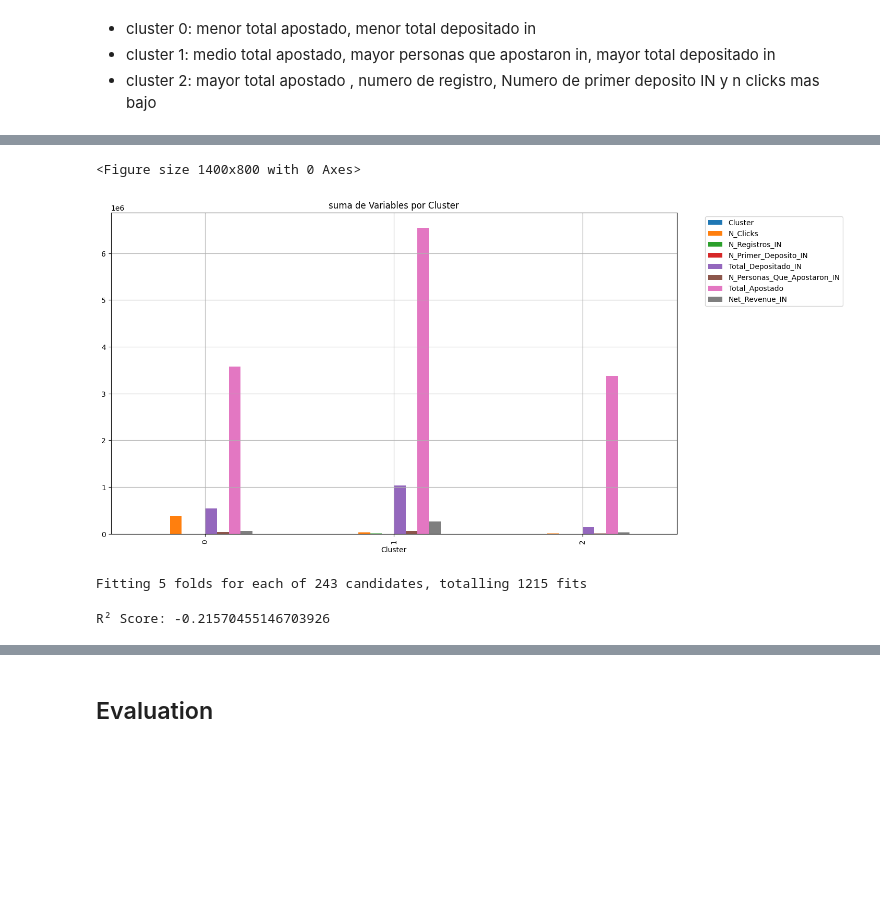
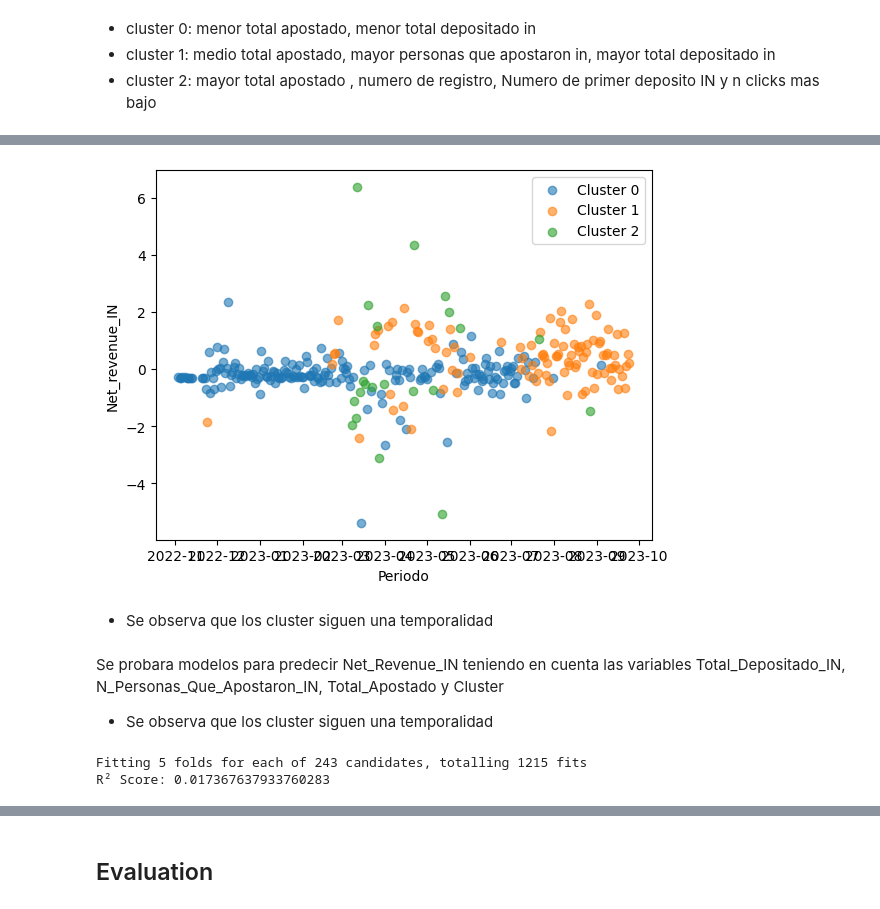
Before and after one commit to JuanParraG/datare, a Jupyter notebook: code.ipynb, the cells around one changed output, grey strips where cells are left out. Cells and saved outputs as stored; diff of their text form; code cells hidden in the pictures; blank space fills up the shorter version.

```diff
--- a/code.ipynb
+++ b/code.ipynb
@@ -636,15 +633,18 @@ data_cluster1.head()
-# %%
-variables = ['N_Clicks', 'N_Registros_IN', 'N_Primer_Deposito_IN', 'Total_Depositado_IN',
-             'N_Personas_Que_Apostaron_IN', 'Total_Apostado', 'Net_Revenue_IN']
-
-plt.figure(figsize=(14, 8))
-data_cluster1.plot(kind='bar', figsize=(14, 8))
-plt.title('suma de Variables por Cluster')
-plt.xlabel('Cluster')
-plt.legend(loc='upper right', bbox_to_anchor=(1.3, 1))
-plt.grid(True)
-plt.show()
-# %% [output]
-<Figure size 1400x800 with 0 Axes>
-[figure, removed]
+# %%
+plt.scatter(cluster_0['Periodo'], cluster_0['Net_Revenue_IN'], label='Cluster 0', alpha=0.6)
+plt.scatter(cluster_1['Periodo'], cluster_1['Net_Revenue_IN'], label='Cluster 1', alpha=0.6)
+plt.scatter(cluster_2['Periodo'], cluster_2['Net_Revenue_IN'], label='Cluster 2', alpha=0.6)
+
+# Agregar etiquetas y título
+plt.xlabel('Periodo')
+plt.ylabel('Net_revenue_IN')
+plt.legend()
+
+# Mostrar la gráfica
+plt.show()
+# %% [output]
+[figure, added]
+# %% [markdown]
+<ul>
+<li>Se observa que los cluster siguen una temporalidad
 # %%
@@ -661,5 +661,10 @@ train_data_y = pysqldf("""SELECT Net_Revenue_IN
 X_train, X_test, y_train, y_test = train_test_split(train_data_X, train_data_y, test_size=0.2, random_state=42)
+# %% [markdown]
+Se probara modelos para predecir Net_Revenue_IN teniendo en cuenta las variables Total_Depositado_IN, N_Personas_Que_Apostaron_IN, Total_Apostado y Cluster
+<ul>
+<li>Se observa que los cluster siguen una temporalidad
 # %%
+#modelo GradientBoostingRegressor
 gbr = GradientBoostingRegressor(random_state=42)
 param_grid = {
     'n_estimators': [100, 200, 300],
@@ -668,18 +673,16 @@ param_grid = {
     'min_samples_split': [2, 5, 10],
     'min_samples_leaf': [1, 2, 4]
 }
+
 grid_search_gbr = GridSearchCV(estimator=gbr, param_grid=param_grid, cv=5, n_jobs=-1, verbose=2, scoring='r2')
 
 grid_search_gbr.fit(X_train, y_train)
+best_gbr = grid_search_gbr.best_estimator_
 
-best_gbr = grid_search_gbr.best_estimator_
+y_pred = best_gbr.predict(X_test)
+r2 = r2_score(y_test, y_pred)
+print(f"R² Score: {r2}")
 # %% [output]
 Fitting 5 folds for each of 243 candidates, totalling 1215 fits
+R² Score: 0.017367637933760283
-# %%
-y_pred = best_gbr.predict(X_test)
-r2 = r2_score(y_test, y_pred)
-
-print(f"R² Score: {r2}")
-# %% [output]
-R² Score: -0.21570455146703926
 # %%
```
Also changed, not shown: parts of 33 cells of this notebook.
